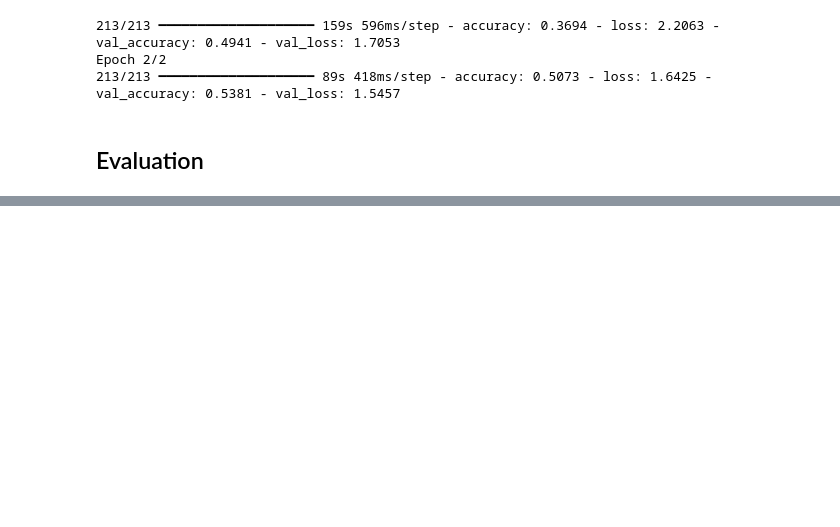
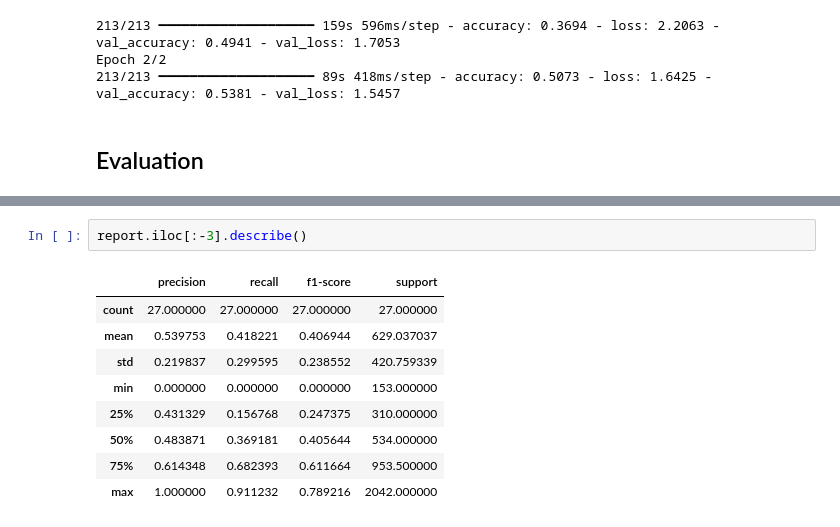
Before and after one commit to Kelorastus/Rakuten, a Jupyter notebook: notebooks/deep_learning_on_images/Valentin.ipynb, the cells around one changed output, grey strips where cells are left out. Cells and saved outputs as stored; diff of their text form; blank space fills up the shorter version.

```diff
--- a/notebooks/deep_learning_on_images/Valentin.ipynb
+++ b/notebooks/deep_learning_on_images/Valentin.ipynb
@@ -325,0 +476,12 @@ Epoch 2/2
+# %%
+report.iloc[:-3].describe()
+# %% [output]
+|  | precision | recall | f1-score | support |
+| count | 27.000000 | 27.000000 | 27.000000 | 27.000000 |
+| mean | 0.539753 | 0.418221 | 0.406944 | 629.037037 |
+| std | 0.219837 | 0.299595 | 0.238552 | 420.759339 |
+| min | 0.000000 | 0.000000 | 0.000000 | 153.000000 |
+| 25% | 0.431329 | 0.156768 | 0.247375 | 310.000000 |
+| 50% | 0.483871 | 0.369181 | 0.405644 | 534.000000 |
+| 75% | 0.614348 | 0.682393 | 0.611664 | 953.500000 |
+| max | 1.000000 | 0.911232 | 0.789216 | 2042.000000 |
```
Also changed, not shown: parts of 40 cells of this notebook.
